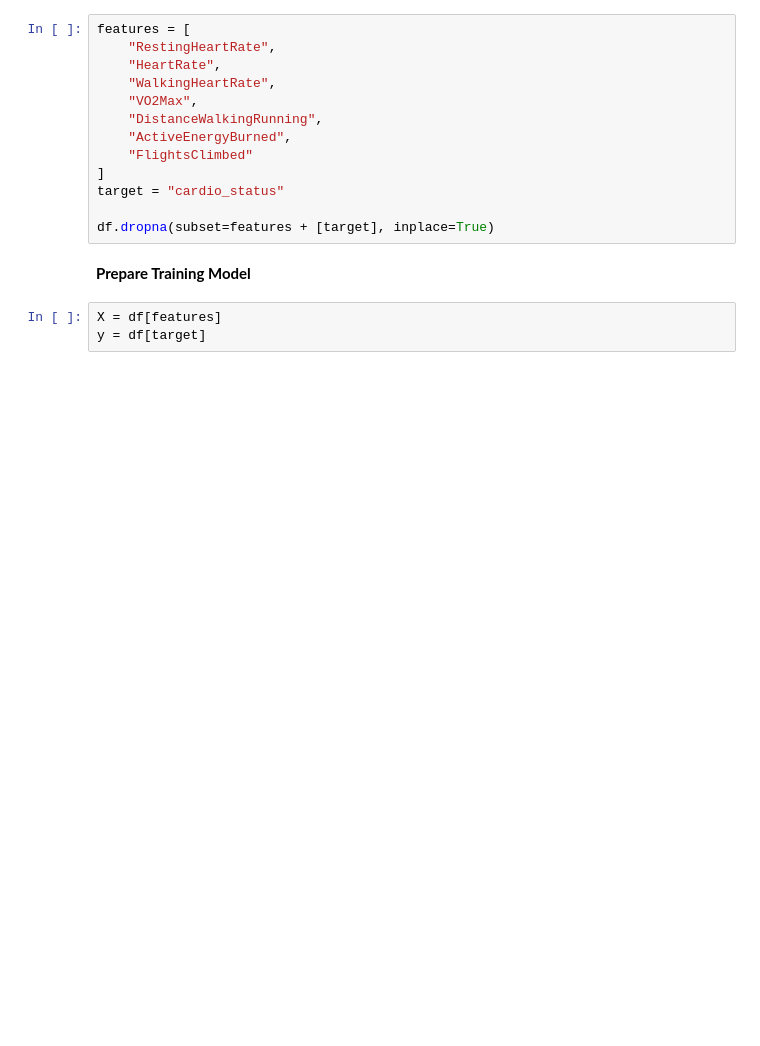
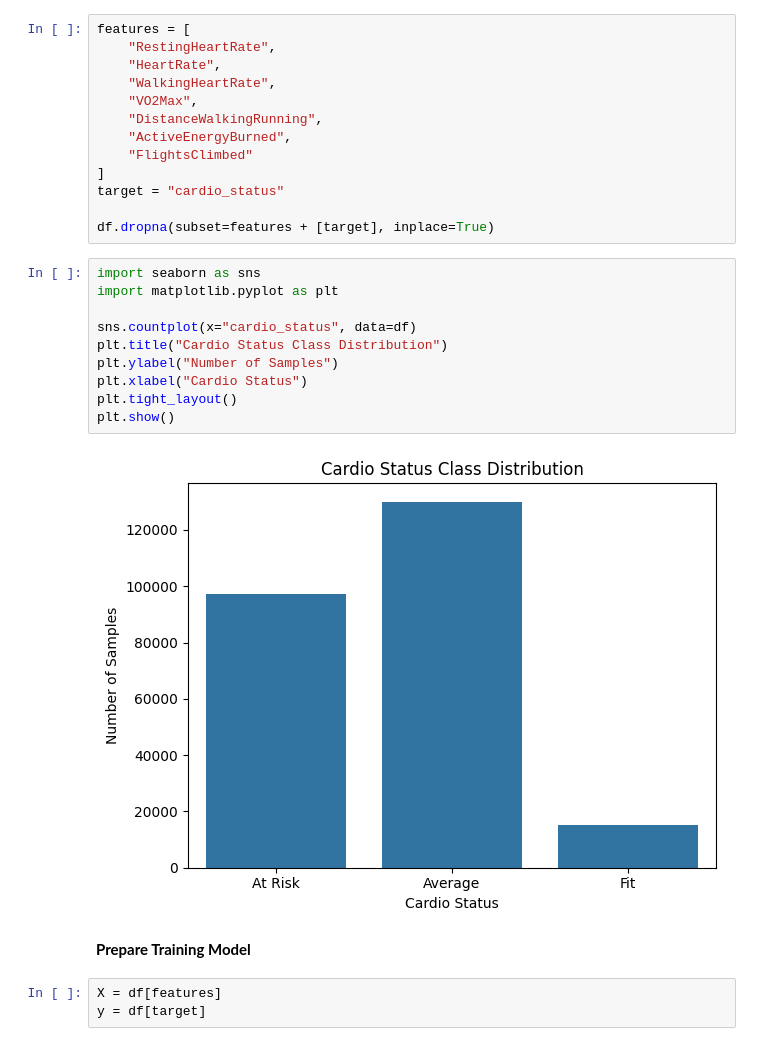
Before and after one commit to MYHan531/Cardio-Health-Monitoring, a Jupyter notebook: jupyter_notebook/train_model.ipynb, the cells around one changed output. Cells and saved outputs as stored; diff of their text form; blank space fills up the shorter version.

```diff
--- a/jupyter_notebook/train_model.ipynb
+++ b/jupyter_notebook/train_model.ipynb
@@ -57,6 +57,18 @@ features = [
 target = "cardio_status"
 
 df.dropna(subset=features + [target], inplace=True)
+# %%
+import seaborn as sns
+import matplotlib.pyplot as plt
+
+sns.countplot(x="cardio_status", data=df)
+plt.title("Cardio Status Class Distribution")
+plt.ylabel("Number of Samples")
+plt.xlabel("Cardio Status")
+plt.tight_layout()
+plt.show()
+# %% [output]
+[figure, added]
 # %% [markdown]
 **Prepare Training Model**
 # %%
```
Also changed, not shown: parts of 11 cells of this notebook, 6 other files.
